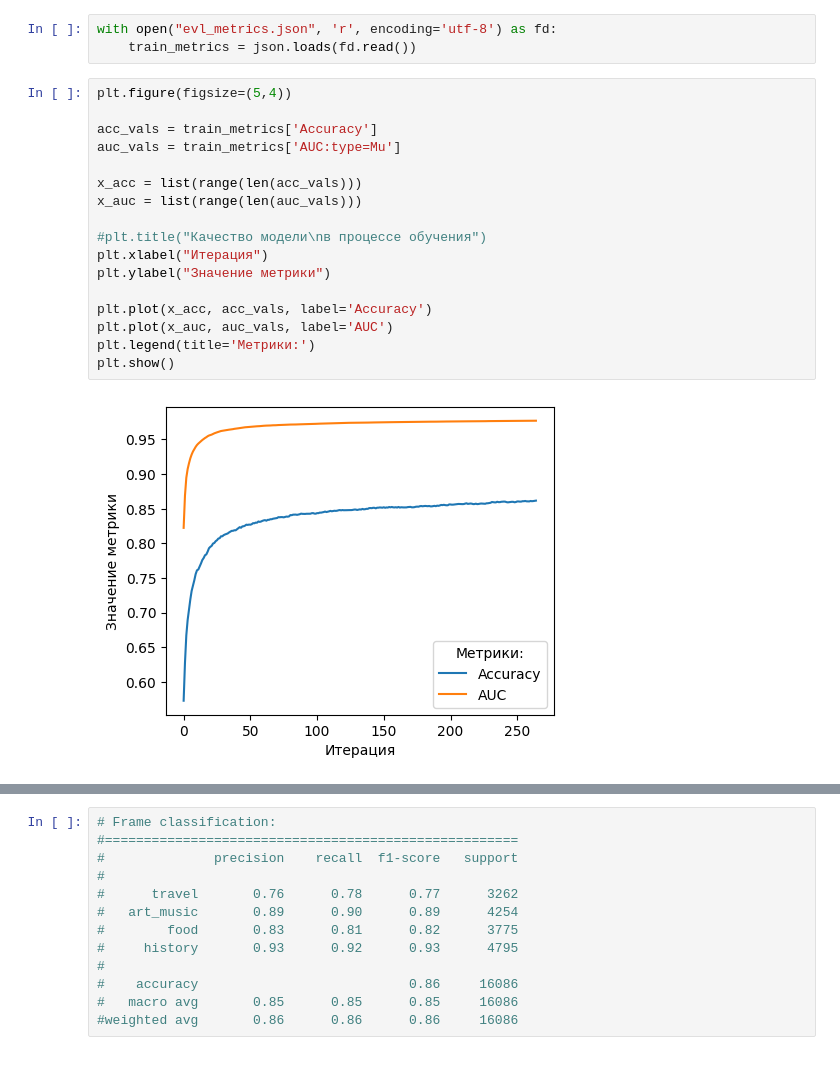
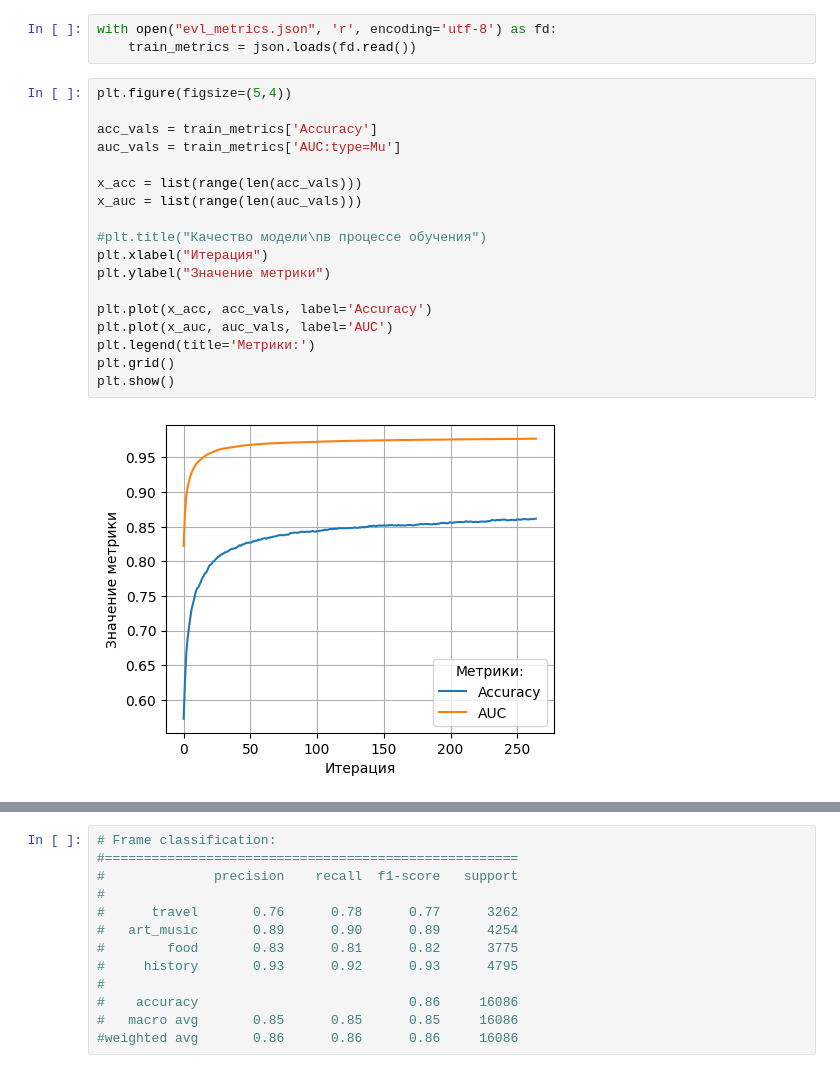
Before and after one commit to kirrog/dl_tech_learn, a Jupyter notebook: lab2/visualizations.ipynb, the cells around one changed output, grey strips where cells are left out. Drawn from its saved outputs; the diff is of its cells as text.

Commit message:
update lab2 graphs

```diff
--- a/lab2/visualizations.ipynb
+++ b/lab2/visualizations.ipynb
@@ -88,22 +116,23 @@ with open("evl_metrics.json", 'r', encoding='utf-8') as fd:
 # %%
 plt.figure(figsize=(5,4))
 
 acc_vals = train_metrics['Accuracy']
 auc_vals = train_metrics['AUC:type=Mu']
 
 x_acc = list(range(len(acc_vals)))
 x_auc = list(range(len(auc_vals)))
 
 #plt.title("Качество модели\nв процессе обучения")
 plt.xlabel("Итерация")
 plt.ylabel("Значение метрики")
 
 plt.plot(x_acc, acc_vals, label='Accuracy')
 plt.plot(x_auc, auc_vals, label='AUC')
 plt.legend(title='Метрики:')
+plt.grid()
 plt.show()
 # %% [output]
-[figure, old version]
+[figure, new version]
 # %%
 plt.figure(figsize=(5,4))
 
```
Also changed, not shown: parts of 4 cells of this notebook, 4 other files.
